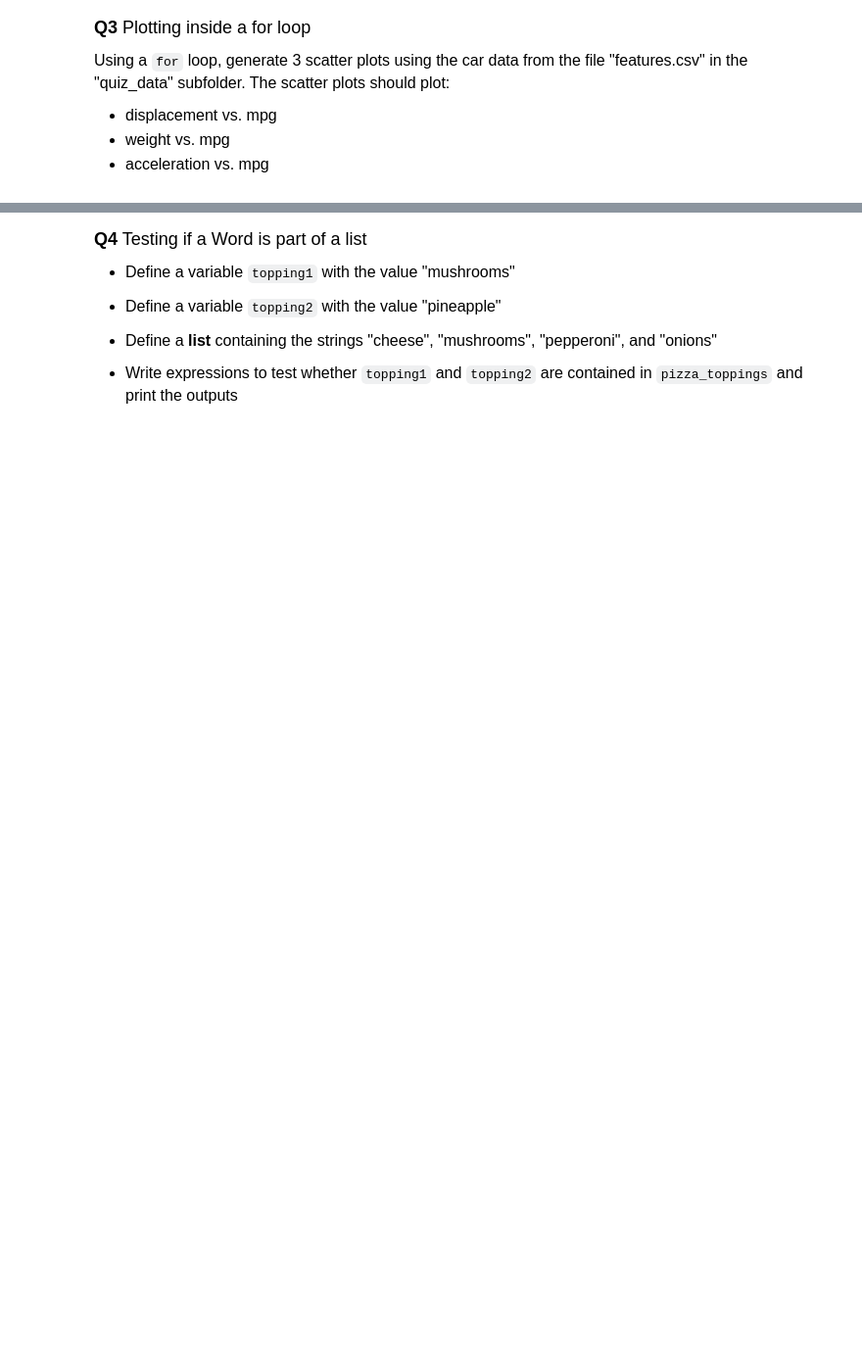
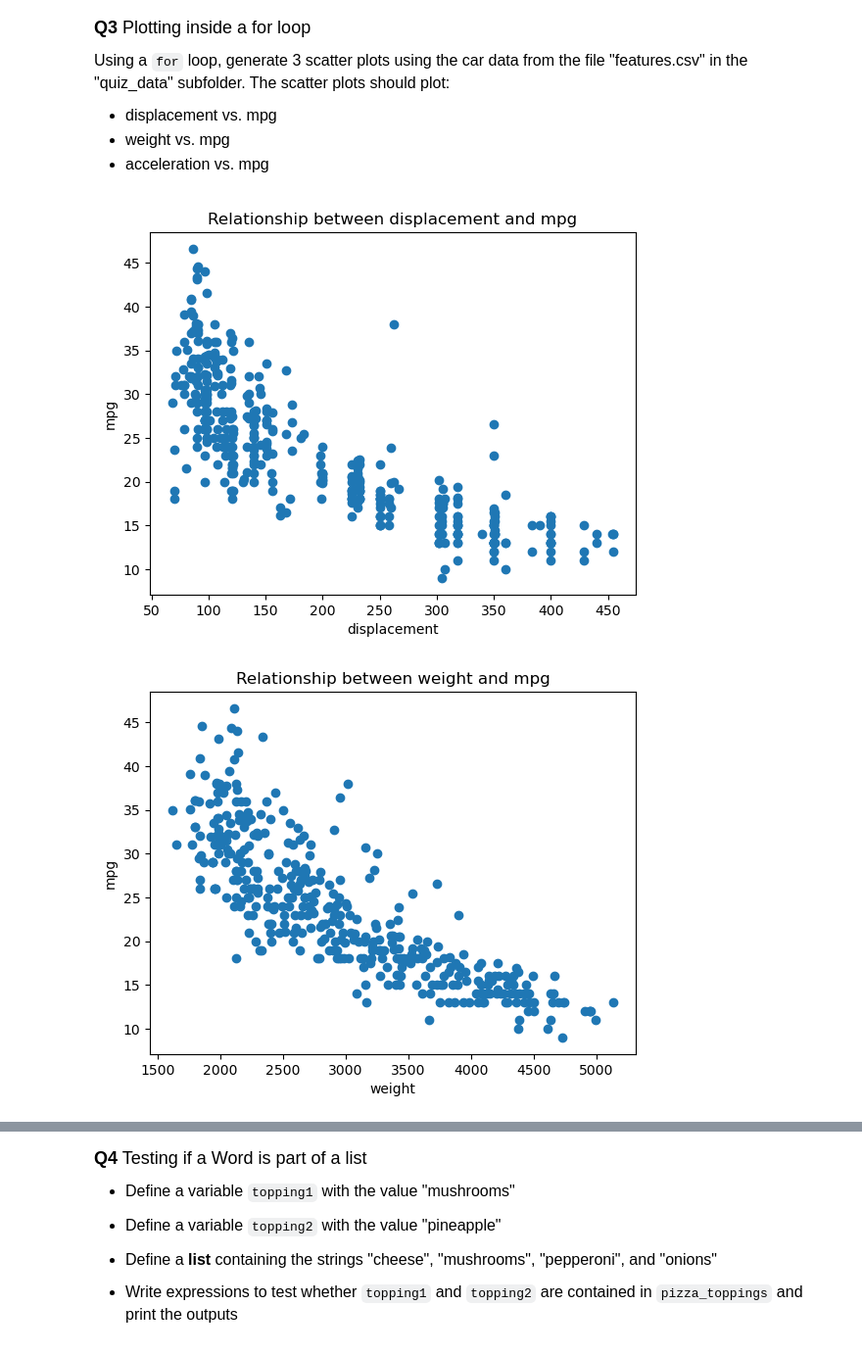
Before and after one commit to YiranTao01/datasci151spring2026, a Jupyter notebook: _quizzes/practice_quiz/my_practice_quiz.ipynb, the cells around one changed output, grey strips where cells are left out. Shown at 98% size. Drawn from its saved outputs; the diff is of its cells as text; code cells hidden in the pictures; blank space fills up the shorter version.

```diff
--- a/_quizzes/practice_quiz/my_practice_quiz.ipynb
+++ b/_quizzes/practice_quiz/my_practice_quiz.ipynb
@@ -119,3 +125,15 @@ Using a `for` loop, generate 3 scatter plots using the car data from the file "f
 - acceleration vs. mpg
 # %%
 # your code here
+car_data = pd.read_csv("quiz_data/features.csv")
+
+features = ["displacement", "weight", "acceleration"]
+for feature in features:
+    plt.scatter(x = car_data[feature], y = car_data["mpg"])
+    plt.xlabel(feature)
+    plt.ylabel("mpg")
+    plt.title("Relationship between " + feature + " and mpg")
+    plt.show()
+# %% [output]
+[figure, added]
+[figure, added]
```
Also changed, not shown: parts of 7 cells of this notebook.
